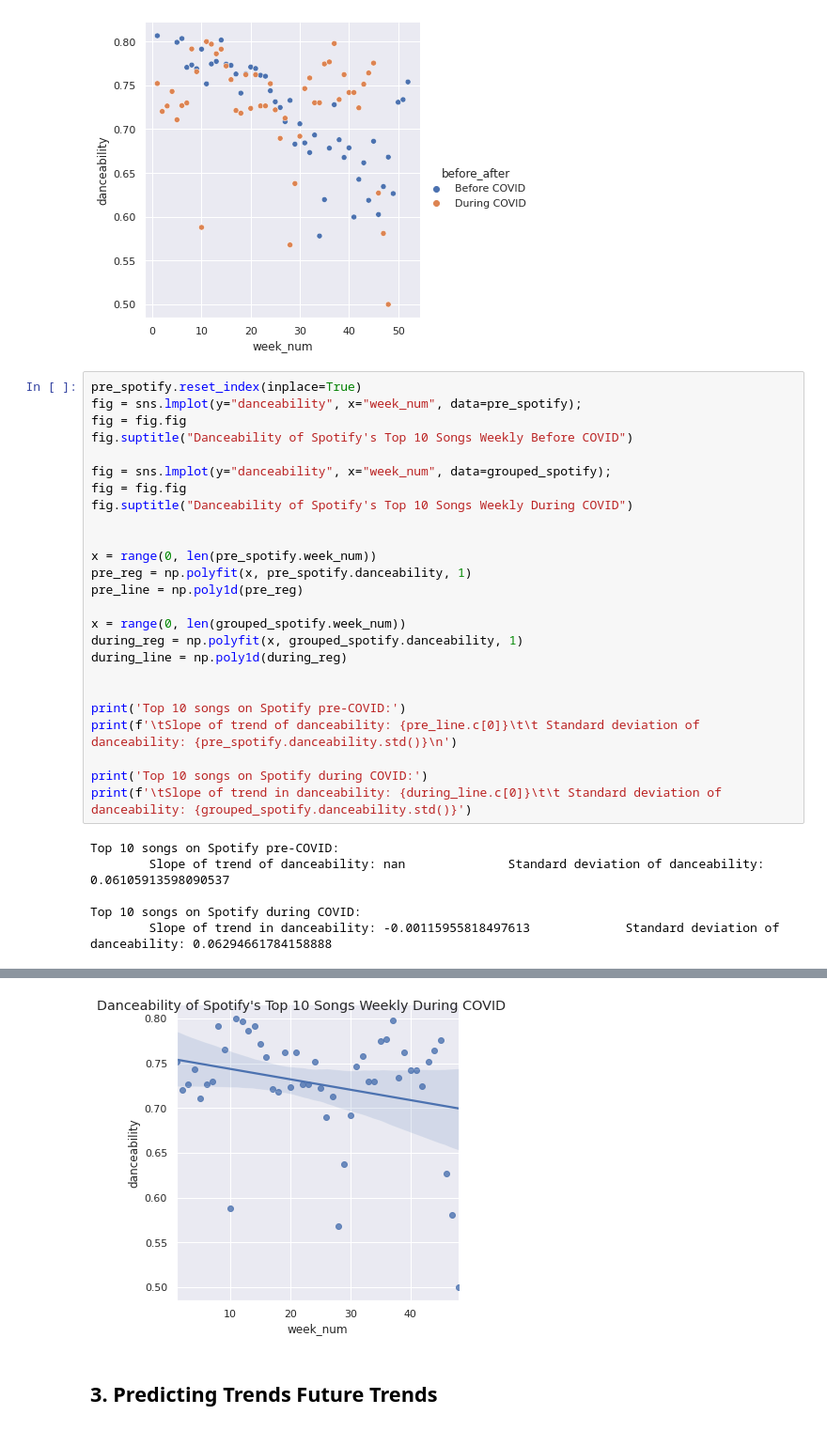
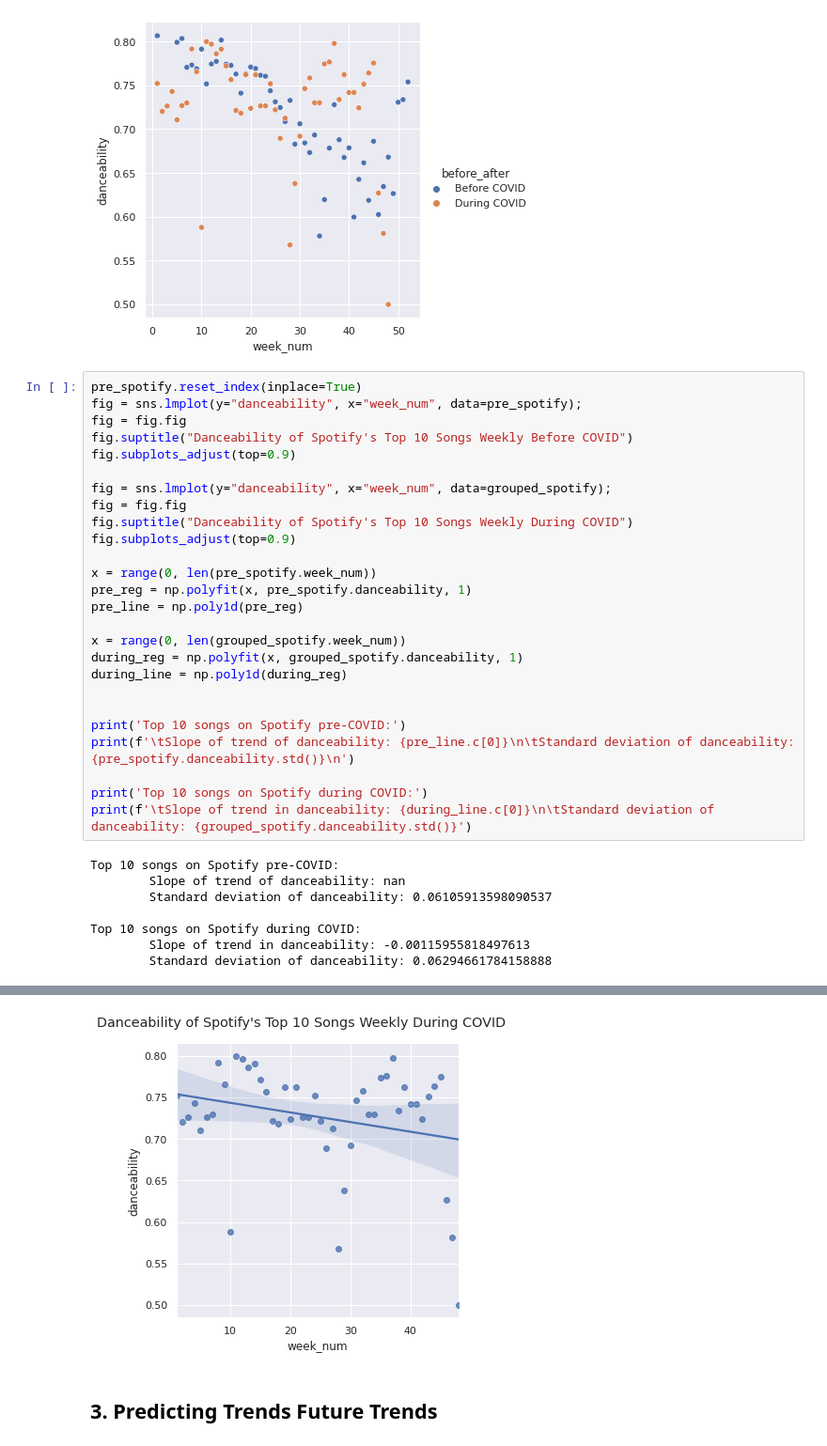
Before and after one commit to sonyal/COVIDSpotifyTrends, a Jupyter notebook: final.ipynb, the cells around one changed output, grey strips where cells are left out. Shown at 94% size. Drawn from its saved outputs; the diff is of its cells as text.

Commit message:
minor plot titles

```diff
--- a/final.ipynb
+++ b/final.ipynb
@@ -259,11 +259,12 @@ pre_spotify.reset_index(inplace=True)
 fig = sns.lmplot(y="danceability", x="week_num", data=pre_spotify);
 fig = fig.fig
 fig.suptitle("Danceability of Spotify's Top 10 Songs Weekly Before COVID")
+fig.subplots_adjust(top=0.9)
 
 fig = sns.lmplot(y="danceability", x="week_num", data=grouped_spotify);
 fig = fig.fig
 fig.suptitle("Danceability of Spotify's Top 10 Songs Weekly During COVID")
-
+fig.subplots_adjust(top=0.9)
 
 x = range(0, len(pre_spotify.week_num))
 pre_reg = np.polyfit(x, pre_spotify.danceability, 1)
@@ -275,9 +276,9 @@ during_line = np.poly1d(during_reg)
 
 
 print('Top 10 songs on Spotify pre-COVID:')
-print(f'\tSlope of trend of danceability: {pre_line.c[0]}\t\t Standard deviation of danceability: {pre_spotify.danceability.std()}\n')
+print(f'\tSlope of trend of danceability: {pre_line.c[0]}\n\tStandard deviation of danceability: {pre_spotify.danceability.std()}\n')
 
 print('Top 10 songs on Spotify during COVID:')
-print(f'\tSlope of trend in danceability: {during_line.c[0]}\t\t Standard deviation of danceability: {grouped_spotify.danceability.std()}')
+print(f'\tSlope of trend in danceability: {during_line.c[0]}\n\tStandard deviation of danceability: {grouped_spotify.danceability.std()}')
 # %% [output]
 Top 10 songs on Spotify pre-COVID:
@@ -289,4 +292,4 @@ Top 10 songs on Spotify during COVID:
-[figure, old version]
+[figure, new version]
 # %% [markdown]
 ## 3. Predicting Trends Future Trends
 # %% [markdown]
```
Also changed, not shown: parts of 5 cells of this notebook.
